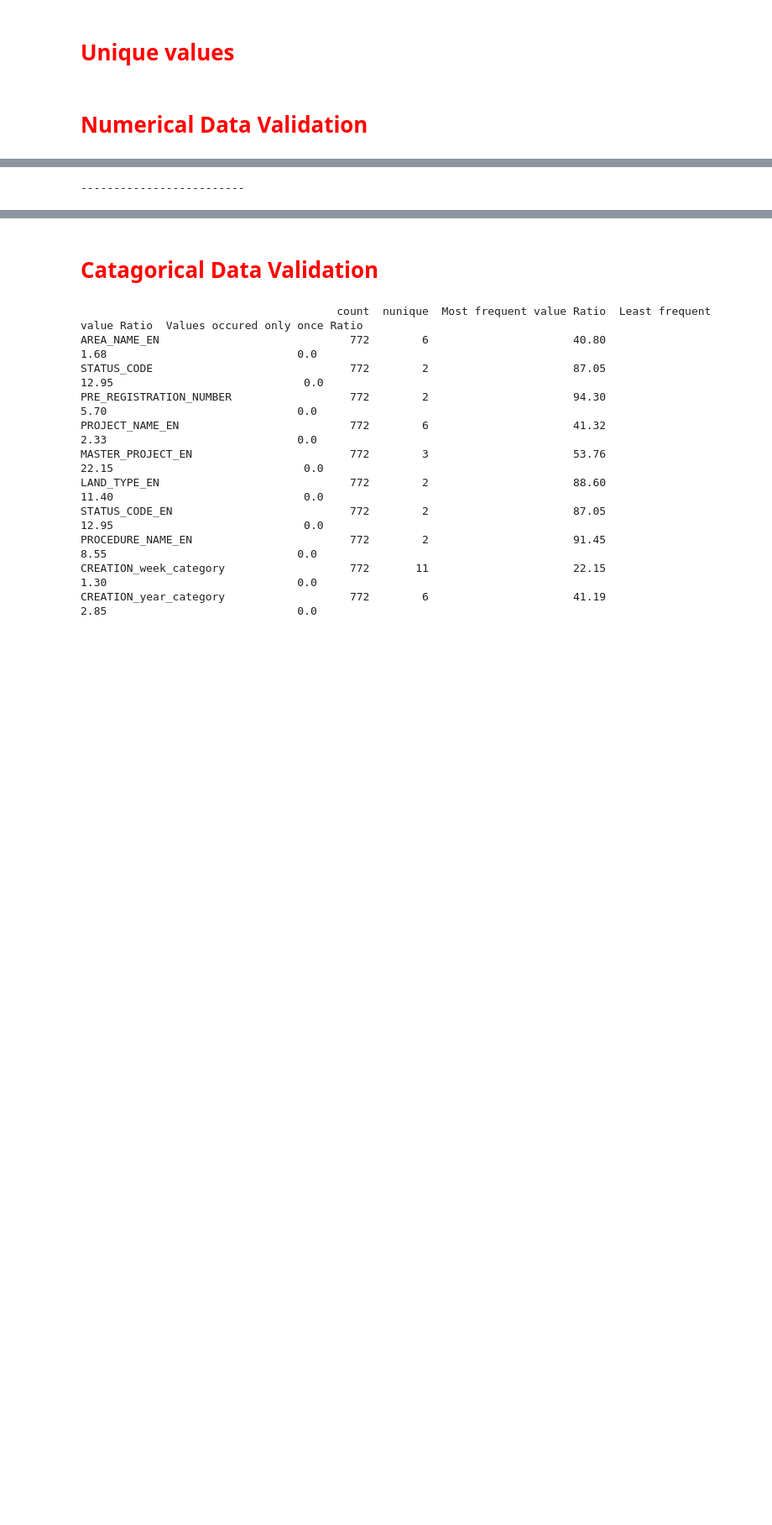
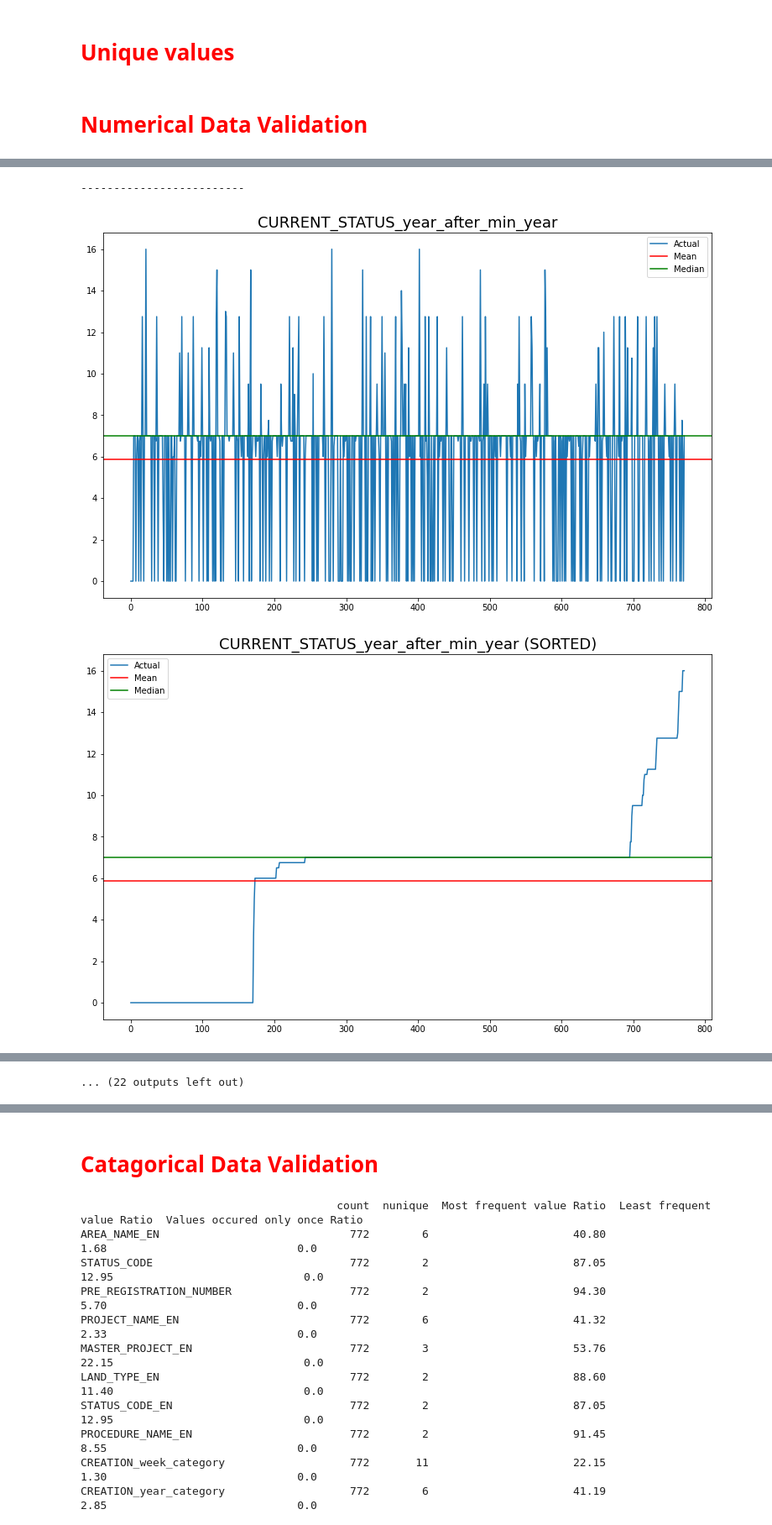
Before and after one commit to amirsaleem1990/Machine-learning, a Jupyter notebook: EDA-in-python/Untitled.ipynb, the cells around one changed output, grey strips where cells are left out. Shown at 84% size. Cells and saved outputs as stored; diff of their text form; code cells hidden in the pictures; blank space fills up the shorter version.

```diff
--- a/EDA-in-python/Untitled.ipynb
+++ b/EDA-in-python/Untitled.ipynb
@@ -100,8 +100,8 @@ if (a == 100).sum():
     new_line()
     df.drop(columns=a[a==100].index, inplace=True)
     print(f"There are {(a == 100).sum()} columns that are all Missing values, so we droped those.\nNow {data_shape()}\n\nDropped columns names:")
-#     for i in a[a==100].index:
-#         print("\t",i)
+    for i in a[a==100].index:
+        print("\t",i)
     a = a[a != 100]
 # %%
 x = df[a.index].dtypes.value_counts()
@@ -122,8 +122,8 @@ Now There is no NaN value in our Data
 if a.size:
     new_line()
 #     is ko uncomment karna h
-#     ans = input("Are you need to remove some columns?[y|n]")
-    ans = "n"
+    ans = input("Are you need to remove some columns?[y|n]")
+#     ans = "n"
     if ans == "y":
         to_remove = input("Please Enter columns names delimated by $\neg:Columns_1$Columns_2").split("$")
         df.drop(columns=to_remove, inplace=True)
@@ -138,8 +138,8 @@ if only_one_unique_value.size:
     new_line()
     df.drop(columns=only_one_unique_value.index, inplace=True)
     print(f"There are {only_one_unique_value.size} variables That have only one unique value, so we drop those.\n\nNow {data_shape()}\n\nThose columns names in order:\n")
-#     for i in only_one_unique_value.index.sort_values():
-#         print(i)
+    for i in only_one_unique_value.index.sort_values():
+        print(i)
 del only_one_unique_value
 # %%
 all_values_are_unique = df.apply(lambda x:x.is_unique).where(lambda x:x==True).dropna()
@@ -147,8 +147,8 @@ if all_values_are_unique.size:
     new_line()
     df.drop(columns=all_values_are_unique.index, inplace=True)
     print(f"There are {all_values_are_unique.size} column/s that have all unique values, so no value repeatation, we droped those columns.\n\nNow {data_shape()}\nThose column/s name/s are:\n")
-#     for i in f.index:
-#         print("\t", i)
+    for i in f.index:
+        print("\t", i)
 del all_values_are_unique
 # %% [markdown]
 # <font color='red'>Numerical Data Validation</font>
@@ -190,6 +202,8 @@ Those columns names (in order):
 # %%
 new_line()
-# for col_ in df.select_dtypes("number").columns:
-#     plot_numerical_columns(col_)
+for col_ in df.select_dtypes("number").columns:
+    plot_numerical_columns(col_)
 # %% [output]
 -------------------------
+[figure, added]
+[figure, added]
@@ -196,3 +219,4 @@ new_line()
+... (22 outputs left out)
 # %%
 if numerical_cols.size:
     new_line()
```
Also changed, not shown: parts of 4 cells of this notebook.
